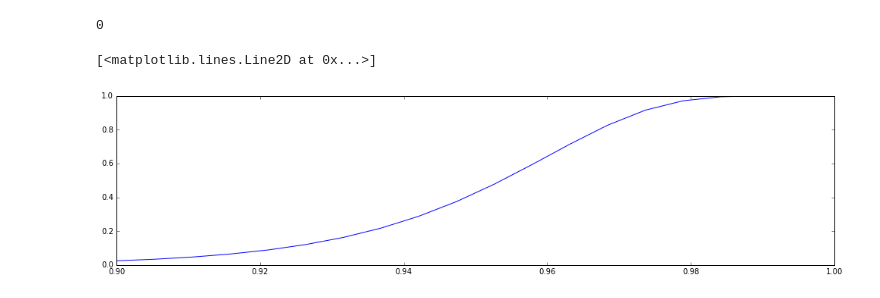
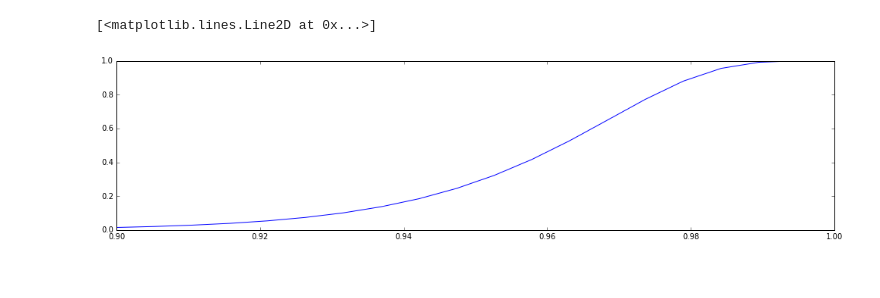
Before and after one commit to HoniSanders/homunculus, a Jupyter notebook: prediction/prediction_model_synthetic.ipynb, the cells around one changed output. Drawn from its saved outputs; the diff is of its cells as text; code cells hidden in the pictures.

```diff
--- a/prediction/prediction_model_synthetic.ipynb
+++ b/prediction/prediction_model_synthetic.ipynb
@@ -223,4 +222,0 @@ Accuracy: 0.965587044534 Number:  494
-# %%
-len(preds)
-# %% [output]
-0
@@ -305,10 +223,10 @@ def classification_models(y_train_cv, X_train_cv, y_test_cv, X_test_cv,
 # %%
 # Basic probability of our success (this is conservative since it assumes we ONLY have 57 games, i.e. we can't restart)
 tpr_system = np.linspace(0.9, 1.0, 20)
-accts = 10
+accts = 6
 games = 57
 success = 1 - (1- (tpr_system**games))**accts
 plt.plot(tpr_system, success)
 # %% [output]
 [<matplotlib.lines.Line2D at 0x...>]
-[figure, old version]
+[figure, new version]
```
Also changed, not shown: parts of 17 cells of this notebook.
